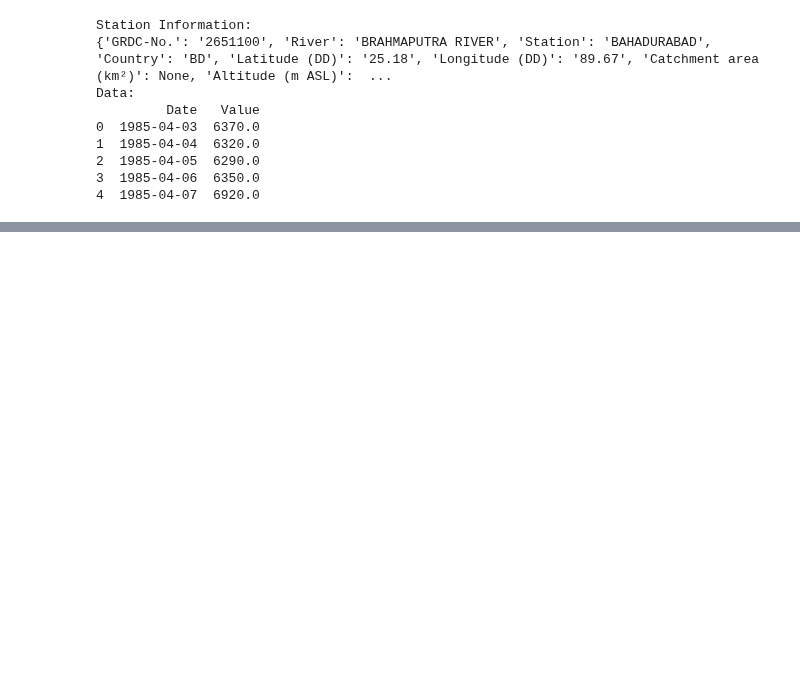
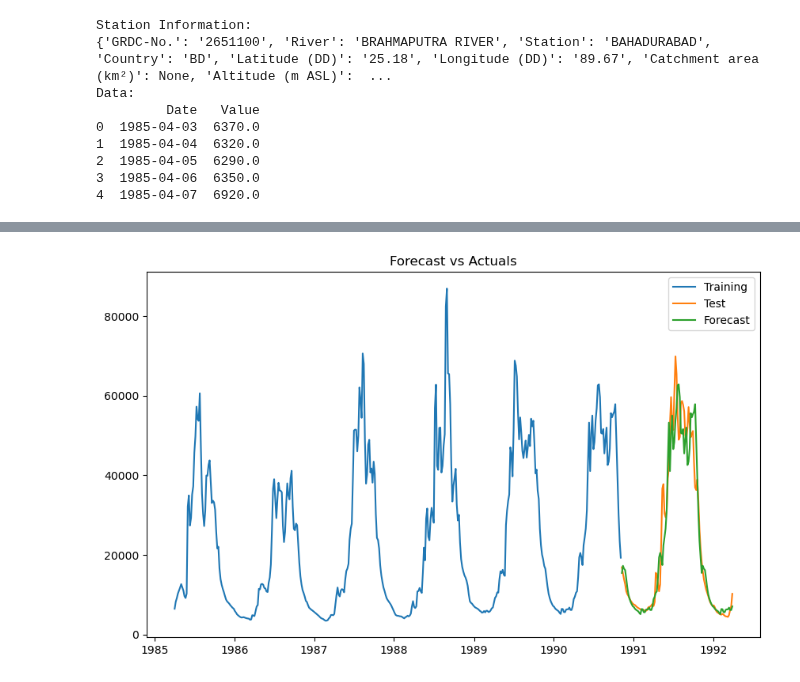
Before and after one commit to pilipb/DP5-code, a Jupyter notebook: arima.ipynb, the cells around one changed output, grey strips where cells are left out. Saved outputs shown, nothing was run; the diff lists cells and outputs as text; code cells hidden in the pictures; blank space fills up the shorter version.

Commit message:
best model identified ARIMA(3,0,2)(0,1,0,73)

```diff
--- a/arima.ipynb
+++ b/arima.ipynb
@@ -73,10 +100,10 @@ Consequently, this initial analysis suggests that a possible model for these dat
 from statsmodels.tsa.arima.model import ARIMA
 
 # split data into training (50:50) and testing
-split = 0.2
-train = parsed_data['Value'].iloc[:int(len(parsed_data)*split)]
-test = parsed_data['Value'].iloc[int(len(parsed_data)*split):]
+split = 0.8
+train = parsed_data['Sampled'].iloc[:int(len(parsed_data)*split)]
+test = parsed_data['Sampled'].iloc[int(len(parsed_data)*split):]
 
-model = ARIMA(train.dropna(), order=(2,0,0), seasonal_order=(2,0,0,365))
+model = ARIMA(train.dropna(), order=(2,0,2), seasonal_order=(0,1,0,73))
 model_fit = model.fit()
 print(model_fit.summary())
@@ -92,0 +128,12 @@ print(model_fit.summary())
+# %%
+# predict the future using the model and plot the results
+forecast = model_fit.forecast(steps=int(len(test)/5))
+plt.figure(figsize=(10,6))
+plt.plot(train.dropna(),  label='Training')
+plt.plot(test.dropna(), label='Test')
+plt.plot(forecast, label='Forecast')
+plt.title('Forecast vs Actuals')
+plt.legend()
+plt.show()
+# %% [output]
+[figure, added]
```
Also changed, not shown: parts of 16 cells of this notebook.
